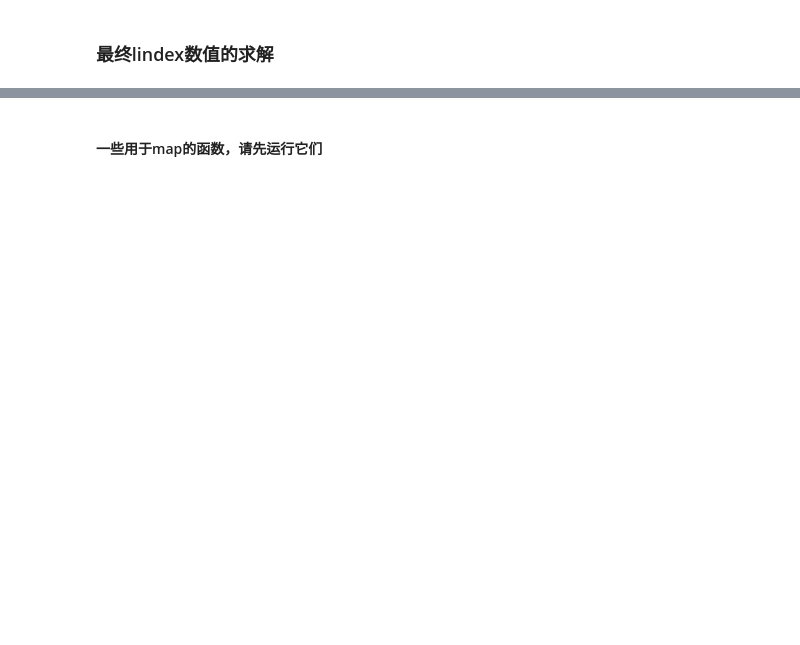
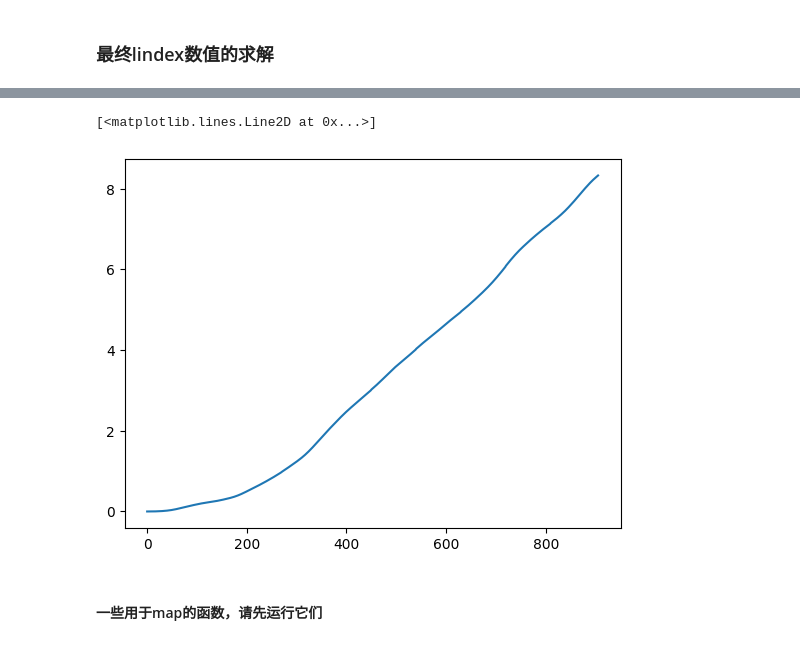
Before and after one commit to appassionate/lindemann_spark, a Jupyter notebook: resource/lindemann_spark.ipynb, the cells around one changed output, grey strips where cells are left out. Drawn from its saved outputs; the diff is of its cells as text; code cells hidden in the pictures; blank space fills up the shorter version.

```diff
--- a/resource/lindemann_spark.ipynb
+++ b/resource/lindemann_spark.ipynb
@@ -108,3 +133,10 @@ lindemann_out.collect()
+# %%
+# 方差情况
+var_rec = np.array(recovered_vars.collect()).mean(axis=1).mean(axis=1)
+plt.plot(var_rec,)
+# %% [output]
+[<matplotlib.lines.Line2D at 0x...>]
+[figure, added]
 # %% [markdown]
 #### 一些用于map的函数，请先运行它们
 # %%
```
Also changed, not shown: parts of 22 cells of this notebook.
